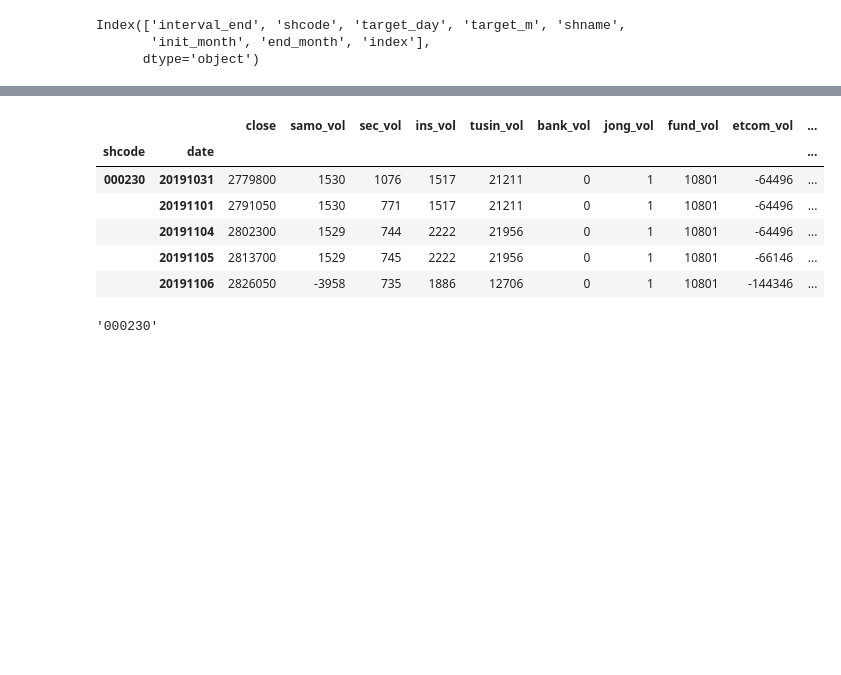
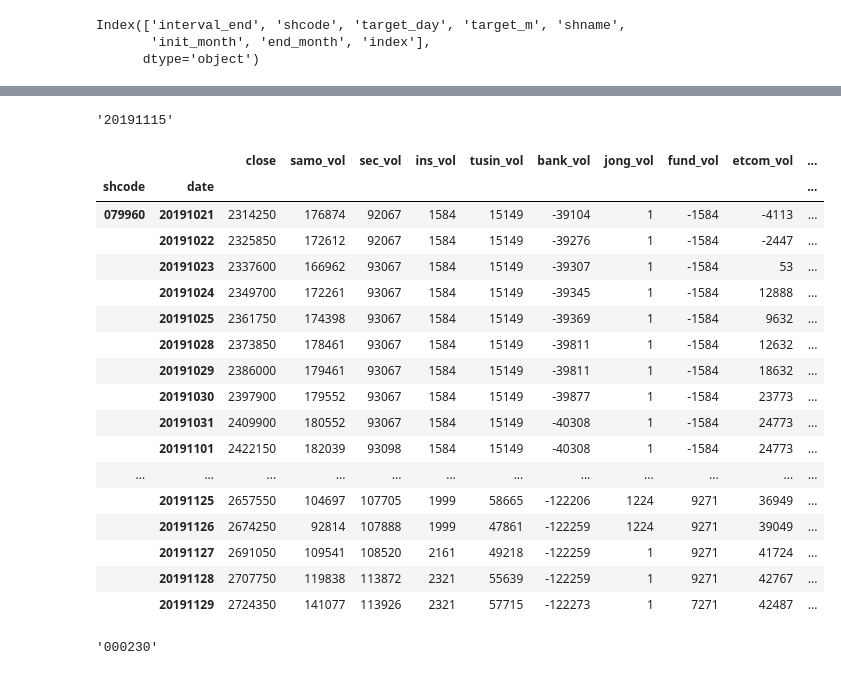
Before and after one commit to KIMJUNYOUNG0125/Strategy, a Jupyter notebook: 02-3.monitor_shcode_bf&af+uptm_v4.ipynb, the cells around one changed output, grey strips where cells are left out. Cells and saved outputs as stored; diff of their text form; code cells hidden in the pictures; blank space fills up the shorter version.

```diff
--- a/02-3.monitor_shcode_bf&af+uptm_v4.ipynb
+++ b/02-3.monitor_shcode_bf&af+uptm_v4.ipynb
@@ -161,5 +123,5 @@ Index(['interval_end', 'shcode', 'target_day', 'target_m', 'shname',
       dtype='object')
 # %%
 #for jupo_vol
-a = query.query_jupo_vol(fin_result['shcode'].iloc[0], fr=fin_result['init_jupo'].iloc[0], to=fin_result['end_jupo'].iloc[0])
+a = query.query_jupo_vol(fin_result['shcode'].iloc[414], fr=fin_result['init_jupo'].iloc[414], to='20191202')
 c = a.groupby(['shcode','date']).sum().cumsum()
@@ -166,13 +149,31 @@ c = a.groupby(['shcode','date']).sum().cumsum()
+# %%
+fin_result['end_jupo'].iloc[414]
+# %% [output]
+'20191115'
+# %%
+c['max_vol'] = c.max(axis=1)
+print (df)
 # %%
-c.tail()
+c.tail(30)
 # %% [output]
 |  |  | close | samo_vol | sec_vol | ins_vol | tusin_vol | bank_vol | jong_vol | fund_vol | etcom_vol | ... |
 | shcode | date |  |  |  |  |  |  |  |  |  | ... |
-| 000230 | 20191031 | 2779800 | 1530 | 1076 | 1517 | 21211 | 0 | 1 | 10801 | -64496 | ... |
-|  | 20191101 | 2791050 | 1530 | 771 | 1517 | 21211 | 0 | 1 | 10801 | -64496 | ... |
-|  | 20191104 | 2802300 | 1529 | 744 | 2222 | 21956 | 0 | 1 | 10801 | -64496 | ... |
-|  | 20191105 | 2813700 | 1529 | 745 | 2222 | 21956 | 0 | 1 | 10801 | -66146 | ... |
-|  | 20191106 | 2826050 | -3958 | 735 | 1886 | 12706 | 0 | 1 | 10801 | -144346 | ... |
+| 079960 | 20191021 | 2314250 | 176874 | 92067 | 1584 | 15149 | -39104 | 1 | -1584 | -4113 | ... |
+|  | 20191022 | 2325850 | 172612 | 92067 | 1584 | 15149 | -39276 | 1 | -1584 | -2447 | ... |
+|  | 20191023 | 2337600 | 166962 | 93067 | 1584 | 15149 | -39307 | 1 | -1584 | 53 | ... |
+|  | 20191024 | 2349700 | 172261 | 93067 | 1584 | 15149 | -39345 | 1 | -1584 | 12888 | ... |
+|  | 20191025 | 2361750 | 174398 | 93067 | 1584 | 15149 | -39369 | 1 | -1584 | 9632 | ... |
+|  | 20191028 | 2373850 | 178461 | 93067 | 1584 | 15149 | -39811 | 1 | -1584 | 12632 | ... |
+|  | 20191029 | 2386000 | 179461 | 93067 | 1584 | 15149 | -39811 | 1 | -1584 | 18632 | ... |
+|  | 20191030 | 2397900 | 179552 | 93067 | 1584 | 15149 | -39877 | 1 | -1584 | 23773 | ... |
+|  | 20191031 | 2409900 | 180552 | 93067 | 1584 | 15149 | -40308 | 1 | -1584 | 24773 | ... |
+|  | 20191101 | 2422150 | 182039 | 93098 | 1584 | 15149 | -40308 | 1 | -1584 | 24773 | ... |
+| ... | ... | ... | ... | ... | ... | ... | ... | ... | ... | ... | ... |
+|  | 20191125 | 2657550 | 104697 | 107705 | 1999 | 58665 | -122206 | 1224 | 9271 | 36949 | ... |
+|  | 20191126 | 2674250 | 92814 | 107888 | 1999 | 47861 | -122259 | 1224 | 9271 | 39049 | ... |
+|  | 20191127 | 2691050 | 109541 | 108520 | 2161 | 49218 | -122259 | 1 | 9271 | 41724 | ... |
+|  | 20191128 | 2707750 | 119838 | 113872 | 2321 | 55639 | -122259 | 1 | 9271 | 42767 | ... |
+|  | 20191129 | 2724350 | 141077 | 113926 | 2321 | 57715 | -122273 | 1 | 7271 | 42487 | ... |
 # %%
 #for 기타재무정보
 # %%
```
Also changed, not shown: parts of 11 cells of this notebook, 2 other files.
